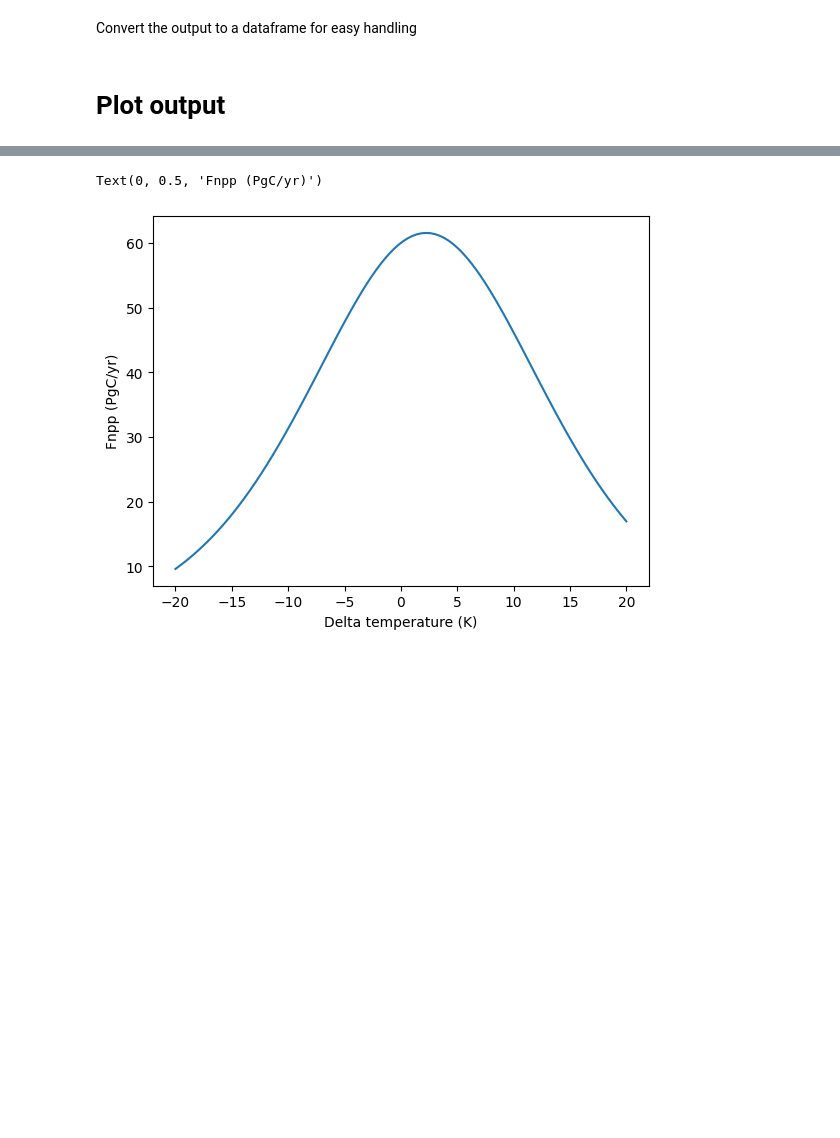
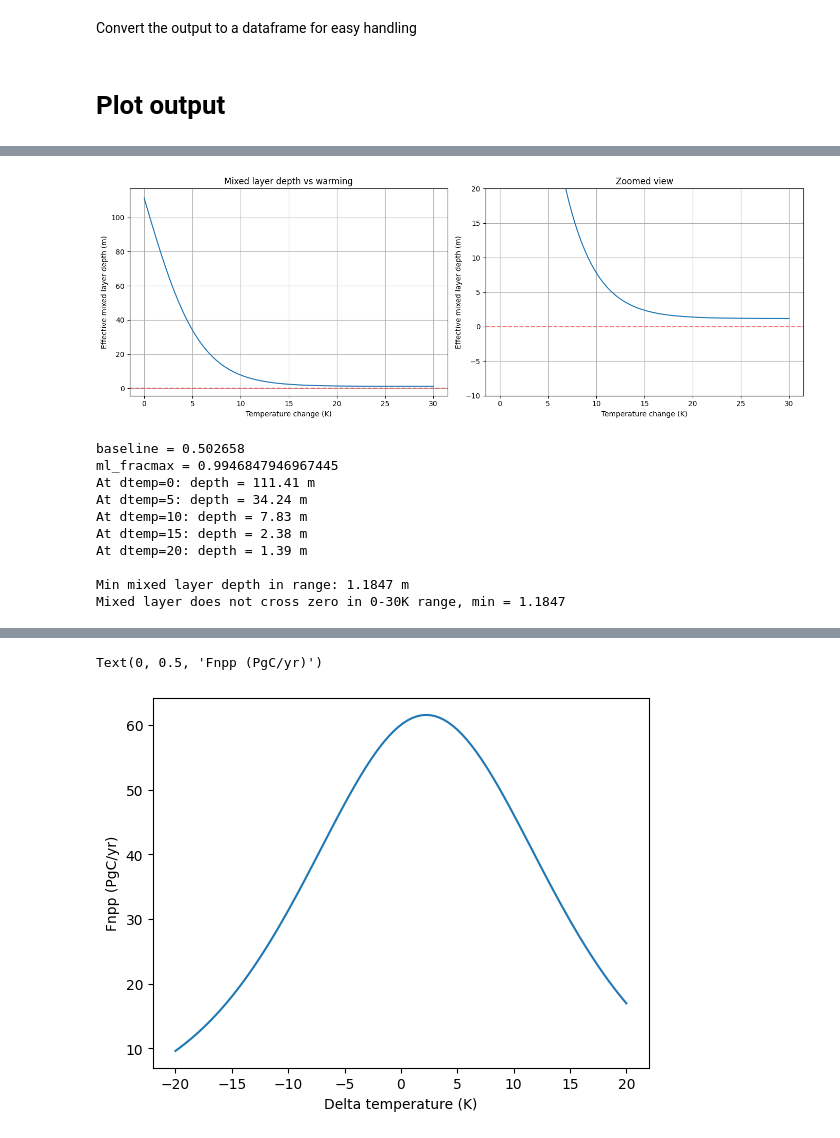
Before and after one commit to ciceroOslo/ciceroscm, a Jupyter notebook: notebooks/CSCM_example_directinput.ipynb, the cells around one changed output, grey strips where cells are left out. Saved outputs shown, nothing was run; the diff lists cells and outputs as text; code cells hidden in the pictures; blank space fills up the shorter version.

```diff
--- a/notebooks/CSCM_example_directinput.ipynb
+++ b/notebooks/CSCM_example_directinput.ipynb
@@ -252,3 +210,71 @@ from ciceroscm.carbon_cycle.carbon_cycle_mod import CarbonCycleModel
 ccmod_default = CarbonCycleModel({})
 # %%
 import numpy as np
+# %%
+import numpy as np
+# Investigate the mixed layer collapse with the posterior parameters
+from functools import partial
+
+ml_fracmax = 0.9946847946967445
+ml_w_sigmoid = 2.881948765634196
+ml_t_half = 0.0
+mixed_carbon = 111.41251182873611
+
+def sigmoid_gen(eval_point, sigmoid_center, sigmoid_width):
+    return 1 / (1 + np.exp(-((eval_point - sigmoid_center) / sigmoid_width)))
+
+sigmoid = partial(sigmoid_gen, sigmoid_center=ml_t_half, sigmoid_width=ml_w_sigmoid)
+
+t = np.linspace(0, 30, 300)
+mixed_layer_temp = 1 - ml_fracmax * sigmoid(t)
+baseline = 1 - ml_fracmax * sigmoid(0)
+ml_depth = mixed_carbon * mixed_layer_temp / baseline
+
+fig, (ax1, ax2) = plt.subplots(1, 2, figsize=(14, 5))
+ax1.plot(t, ml_depth)
+ax1.set_xlabel('Temperature change (K)')
+ax1.set_ylabel('Effective mixed layer depth (m)')
+ax1.set_title('Mixed layer depth vs warming')
+ax1.axhline(y=0, color='r', linestyle='--', alpha=0.5)
+ax1.grid(True)
+
+# Show where it goes negative
+ax2.plot(t, ml_depth)
+ax2.set_xlabel('Temperature change (K)')
+ax2.set_ylabel('Effective mixed layer depth (m)')
+ax2.set_title('Zoomed view')
+ax2.set_ylim(-10, 20)
+ax2.axhline(y=0, color='r', linestyle='--', alpha=0.5)
+ax2.grid(True)
+
+plt.tight_layout()
+plt.show()
+
+# Print key values
+print(f"baseline = {baseline:.6f}")
+print(f"ml_fracmax = {ml_fracmax}")
+print(f"At dtemp=0: depth = {ml_depth[0]:.2f} m")
+print(f"At dtemp=5: depth = {mixed_carbon * (1 - ml_fracmax * sigmoid(5)) / baseline:.2f} m")
+print(f"At dtemp=10: depth = {mixed_carbon * (1 - ml_fracmax * sigmoid(10)) / baseline:.2f} m")
+print(f"At dtemp=15: depth = {mixed_carbon * (1 - ml_fracmax * sigmoid(15)) / baseline:.2f} m")
+print(f"At dtemp=20: depth = {mixed_carbon * (1 - ml_fracmax * sigmoid(20)) / baseline:.2f} m")
+print(f"\nMin mixed layer depth in range: {ml_depth.min():.4f} m")
+
+# Find where it crosses zero
+zero_crossings = t[np.where(np.diff(np.sign(ml_depth)))[0]]
+if len(zero_crossings) > 0:
+    print(f"Mixed layer depth crosses zero at dtemp ≈ {zero_crossings[0]:.2f} K")
+else:
+    print(f"Mixed layer does not cross zero in 0-30K range, min = {ml_depth.min():.4f}")
+# %% [output]
+[figure, added]
+baseline = 0.502658
+ml_fracmax = 0.9946847946967445
+At dtemp=0: depth = 111.41 m
+At dtemp=5: depth = 34.24 m
+At dtemp=10: depth = 7.83 m
+At dtemp=15: depth = 2.38 m
+At dtemp=20: depth = 1.39 m
+
+Min mixed layer depth in range: 1.1847 m
+Mixed layer does not cross zero in 0-30K range, min = 1.1847
```
Also changed, not shown: parts of 17 cells of this notebook, 1 other file.
